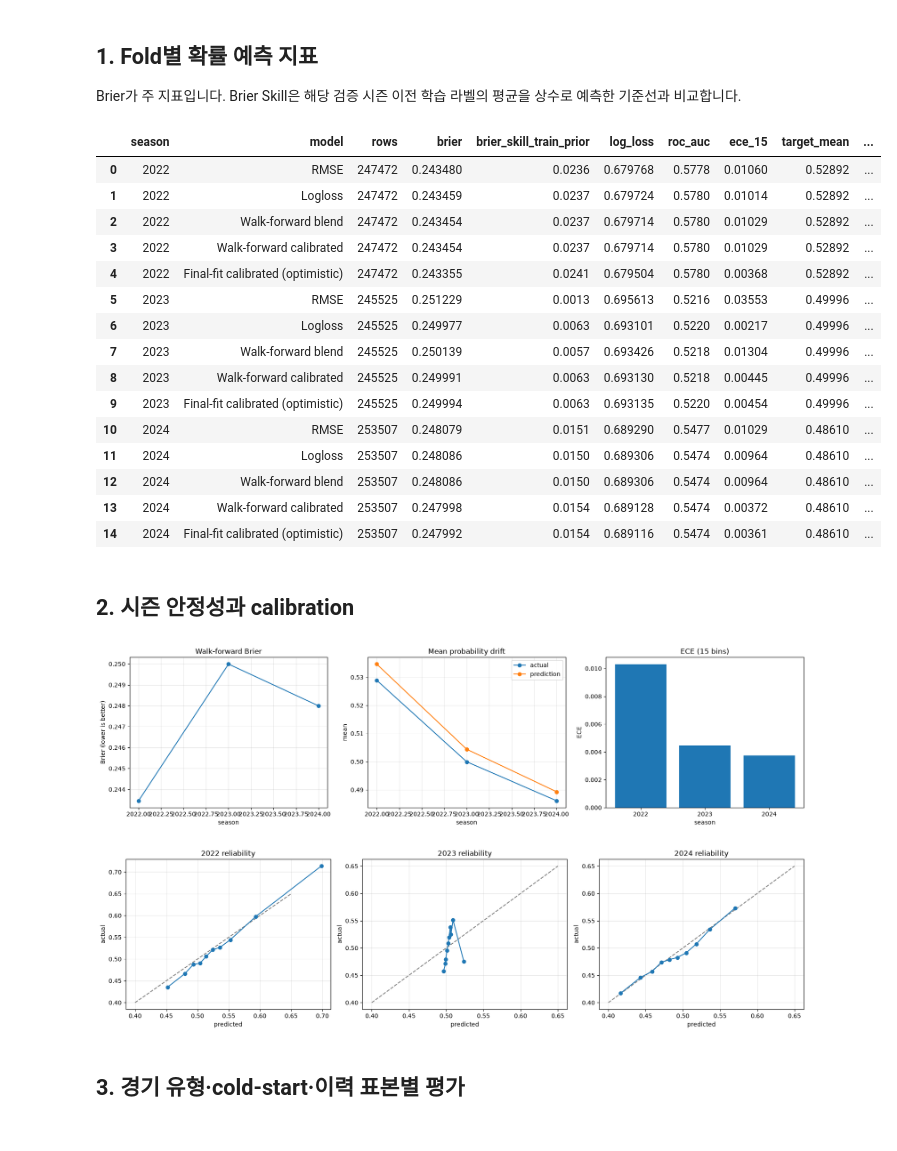
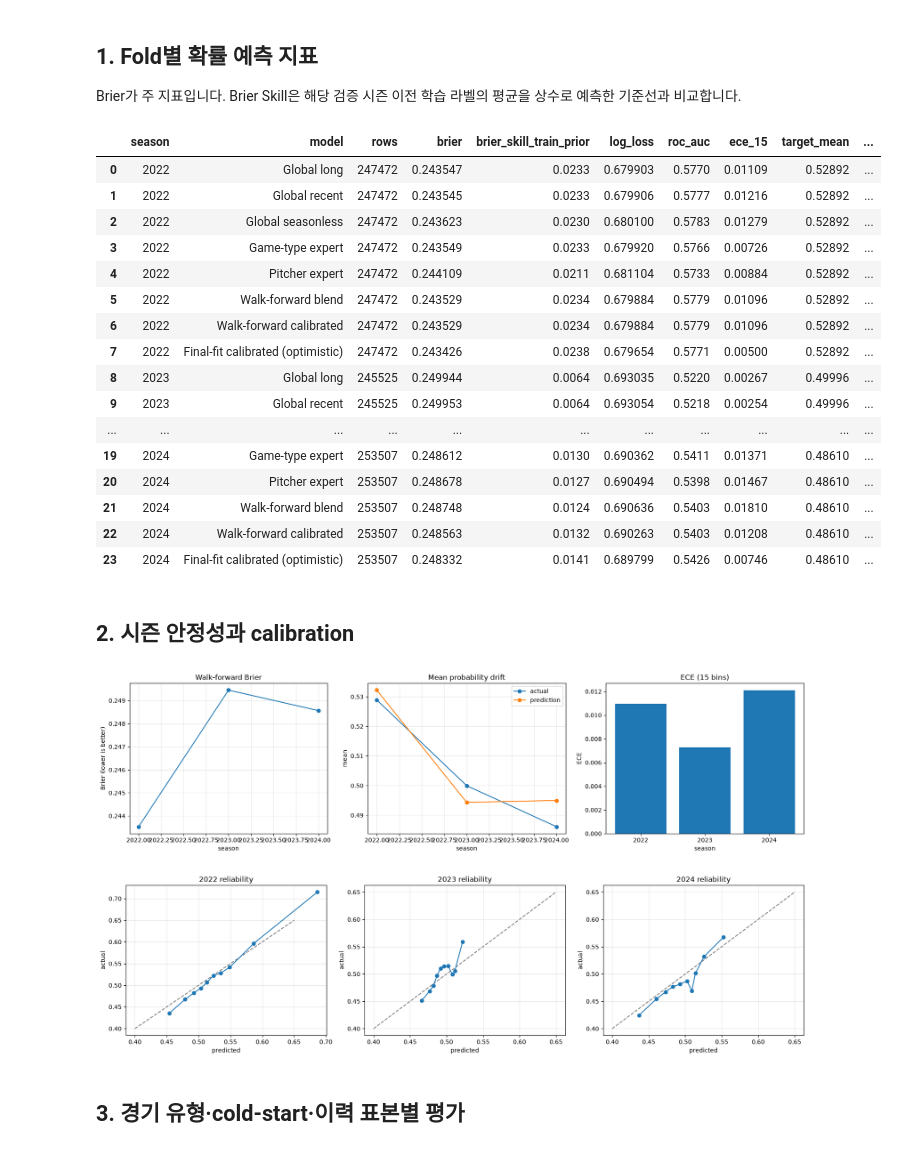
Before and after one commit to junhyun111/baseball, a Jupyter notebook: evaluation.ipynb, the cells around one changed output. Drawn from its saved outputs; the diff is of its cells as text; code cells hidden in the pictures.

```diff
--- a/evaluation.ipynb
+++ b/evaluation.ipynb
@@ -51,8 +52,11 @@ Brier가 주 지표입니다. Brier Skill은 해당 검증 시즌 이전 학습
 # %%
 TARGET = "control_success"
 PREDICTION_COLUMNS = {
-    "RMSE": "pred_rmse",
-    "Logloss": "pred_logloss",
+    "Global long": "pred_global_long",
+    "Global recent": "pred_global_recent",
+    "Global seasonless": "pred_global_seasonless",
+    "Game-type expert": "pred_game_type",
+    "Pitcher expert": "pred_pitcher",
     "Walk-forward blend": "pred_blend_walk_forward",
     "Walk-forward calibrated": "pred_calibrated_walk_forward",
     "Final-fit calibrated (optimistic)": "pred_calibrated_final_fit",
@@ -68,48 +72,49 @@ def expected_calibration_error(y_true, prediction, bins=15):
         mask = groups == index
         if mask.any():
             ece += mask.mean() * abs(prediction[mask].mean() - y_true[mask].mean())
     return float(ece)
 
 def season_prior(season):
     return float(feature_config["season_prior_map"][str(int(season))])
 
 rows = []
 for season, part in oof.groupby("season", sort=True):
     y = part[TARGET].to_numpy()
     prior = season_prior(season)
     baseline = mean_squared_error(y, np.full(len(y), prior))
     for label, column in PREDICTION_COLUMNS.items():
         prediction = np.clip(part[column].to_numpy(dtype="float64"), 1e-5, 1-1e-5)
         score = mean_squared_error(y, prediction)
         rows.append({
             "season": int(season), "model": label, "rows": len(part),
             "brier": score, "brier_skill_train_prior": 1-score/baseline,
             "log_loss": log_loss(y, prediction),
             "roc_auc": roc_auc_score(y, prediction),
             "ece_15": expected_calibration_error(y, prediction),
             "target_mean": y.mean(), "prediction_mean": prediction.mean(),
             "mean_gap": prediction.mean()-y.mean(),
         })
 summary = pd.DataFrame(rows)
 summary.to_csv(ARTIFACT_DIR / "evaluation_summary.csv", index=False, encoding="utf-8")
 display(summary.style.format({"brier": "{:.6f}", "brier_skill_train_prior": "{:.4f}", "log_loss": "{:.6f}", "roc_auc": "{:.4f}", "ece_15": "{:.5f}", "target_mean": "{:.5f}", "prediction_mean": "{:.5f}", "mean_gap": "{:+.5f}"}))
 # %% [output]
 |  | season | model | rows | brier | brier_skill_train_prior | log_loss | roc_auc | ece_15 | target_mean | ... |
-| 0 | 2022 | RMSE | 247472 | 0.243480 | 0.0236 | 0.679768 | 0.5778 | 0.01060 | 0.52892 | ... |
-| 1 | 2022 | Logloss | 247472 | 0.243459 | 0.0237 | 0.679724 | 0.5780 | 0.01014 | 0.52892 | ... |
-| 2 | 2022 | Walk-forward blend | 247472 | 0.243454 | 0.0237 | 0.679714 | 0.5780 | 0.01029 | 0.52892 | ... |
-| 3 | 2022 | Walk-forward calibrated | 247472 | 0.243454 | 0.0237 | 0.679714 | 0.5780 | 0.01029 | 0.52892 | ... |
-| 4 | 2022 | Final-fit calibrated (optimistic) | 247472 | 0.243355 | 0.0241 | 0.679504 | 0.5780 | 0.00368 | 0.52892 | ... |
-| 5 | 2023 | RMSE | 245525 | 0.251229 | 0.0013 | 0.695613 | 0.5216 | 0.03553 | 0.49996 | ... |
-| 6 | 2023 | Logloss | 245525 | 0.249977 | 0.0063 | 0.693101 | 0.5220 | 0.00217 | 0.49996 | ... |
-| 7 | 2023 | Walk-forward blend | 245525 | 0.250139 | 0.0057 | 0.693426 | 0.5218 | 0.01304 | 0.49996 | ... |
-| 8 | 2023 | Walk-forward calibrated | 245525 | 0.249991 | 0.0063 | 0.693130 | 0.5218 | 0.00445 | 0.49996 | ... |
-| 9 | 2023 | Final-fit calibrated (optimistic) | 245525 | 0.249994 | 0.0063 | 0.693135 | 0.5220 | 0.00454 | 0.49996 | ... |
-| 10 | 2024 | RMSE | 253507 | 0.248079 | 0.0151 | 0.689290 | 0.5477 | 0.01029 | 0.48610 | ... |
-| 11 | 2024 | Logloss | 253507 | 0.248086 | 0.0150 | 0.689306 | 0.5474 | 0.00964 | 0.48610 | ... |
-| 12 | 2024 | Walk-forward blend | 253507 | 0.248086 | 0.0150 | 0.689306 | 0.5474 | 0.00964 | 0.48610 | ... |
-| 13 | 2024 | Walk-forward calibrated | 253507 | 0.247998 | 0.0154 | 0.689128 | 0.5474 | 0.00372 | 0.48610 | ... |
-| 14 | 2024 | Final-fit calibrated (optimistic) | 253507 | 0.247992 | 0.0154 | 0.689116 | 0.5474 | 0.00361 | 0.48610 | ... |
+| 0 | 2022 | Global long | 247472 | 0.243547 | 0.0233 | 0.679903 | 0.5770 | 0.01109 | 0.52892 | ... |
+| 1 | 2022 | Global recent | 247472 | 0.243545 | 0.0233 | 0.679906 | 0.5777 | 0.01216 | 0.52892 | ... |
+| 2 | 2022 | Global seasonless | 247472 | 0.243623 | 0.0230 | 0.680100 | 0.5783 | 0.01279 | 0.52892 | ... |
+| 3 | 2022 | Game-type expert | 247472 | 0.243549 | 0.0233 | 0.679920 | 0.5766 | 0.00726 | 0.52892 | ... |
+| 4 | 2022 | Pitcher expert | 247472 | 0.244109 | 0.0211 | 0.681104 | 0.5733 | 0.00884 | 0.52892 | ... |
+| 5 | 2022 | Walk-forward blend | 247472 | 0.243529 | 0.0234 | 0.679884 | 0.5779 | 0.01096 | 0.52892 | ... |
+| 6 | 2022 | Walk-forward calibrated | 247472 | 0.243529 | 0.0234 | 0.679884 | 0.5779 | 0.01096 | 0.52892 | ... |
+| 7 | 2022 | Final-fit calibrated (optimistic) | 247472 | 0.243426 | 0.0238 | 0.679654 | 0.5771 | 0.00500 | 0.52892 | ... |
+| 8 | 2023 | Global long | 245525 | 0.249944 | 0.0064 | 0.693035 | 0.5220 | 0.00267 | 0.49996 | ... |
+| 9 | 2023 | Global recent | 245525 | 0.249953 | 0.0064 | 0.693054 | 0.5218 | 0.00254 | 0.49996 | ... |
+| ... | ... | ... | ... | ... | ... | ... | ... | ... | ... | ... |
+| 19 | 2024 | Game-type expert | 253507 | 0.248612 | 0.0130 | 0.690362 | 0.5411 | 0.01371 | 0.48610 | ... |
+| 20 | 2024 | Pitcher expert | 253507 | 0.248678 | 0.0127 | 0.690494 | 0.5398 | 0.01467 | 0.48610 | ... |
+| 21 | 2024 | Walk-forward blend | 253507 | 0.248748 | 0.0124 | 0.690636 | 0.5403 | 0.01810 | 0.48610 | ... |
+| 22 | 2024 | Walk-forward calibrated | 253507 | 0.248563 | 0.0132 | 0.690263 | 0.5403 | 0.01208 | 0.48610 | ... |
+| 23 | 2024 | Final-fit calibrated (optimistic) | 253507 | 0.248332 | 0.0141 | 0.689799 | 0.5426 | 0.00746 | 0.48610 | ... |
 # %% [markdown]
 ## 2. 시즌 안정성과 calibration
 # %%
@@ -139,8 +144,8 @@ for axis, (season, part) in zip(axes, oof.groupby("season", sort=True)):
     axis.grid(alpha=0.3)
 plt.tight_layout(); plt.show()
 # %% [output]
-[figure, old version]
+[figure, new version]
-[figure, old version]
+[figure, new version]
 # %% [markdown]
 ## 3. 경기 유형·cold-start·이력 표본별 평가
 # %%
```
Also changed, not shown: parts of 3 cells of this notebook, 23 other files.
